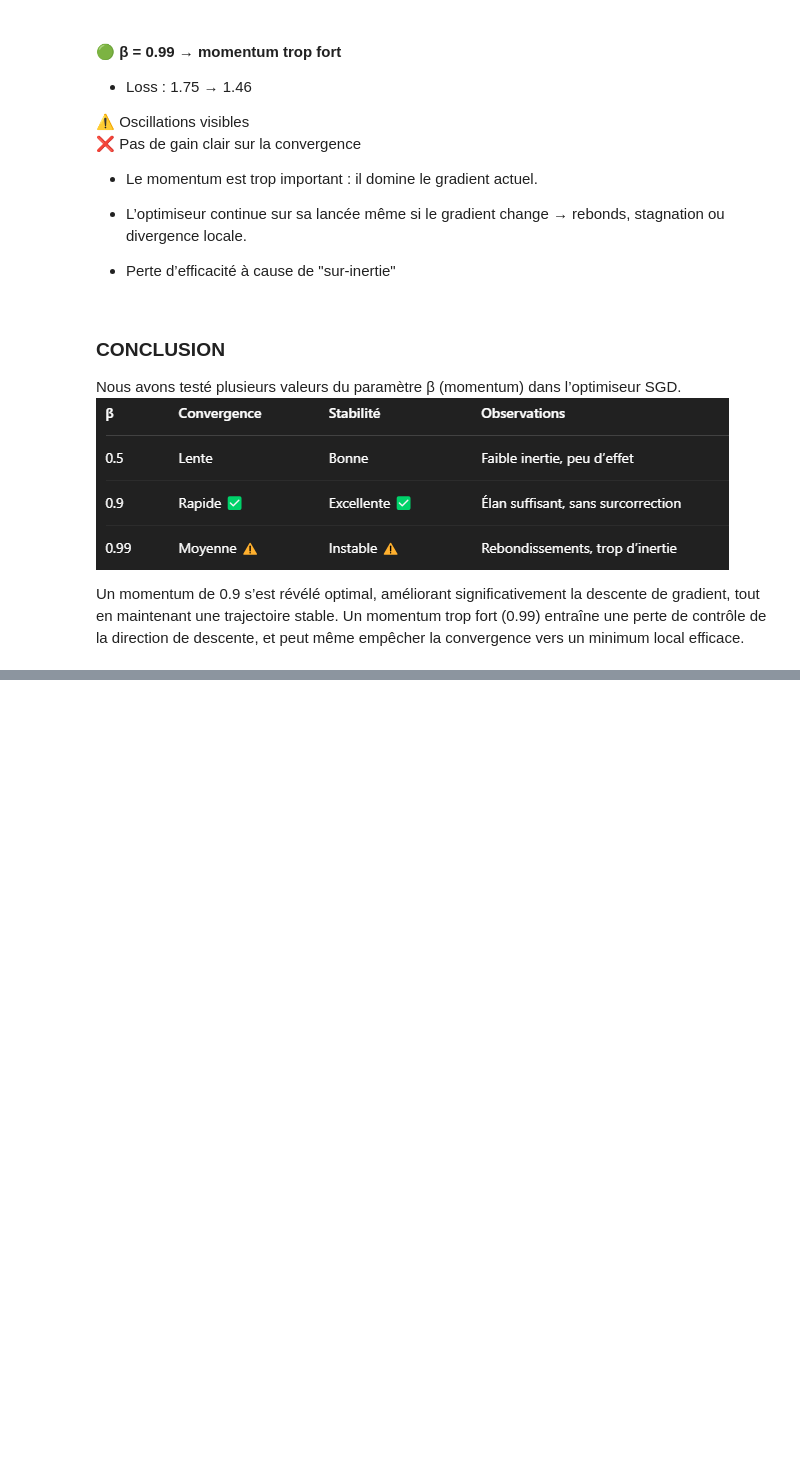
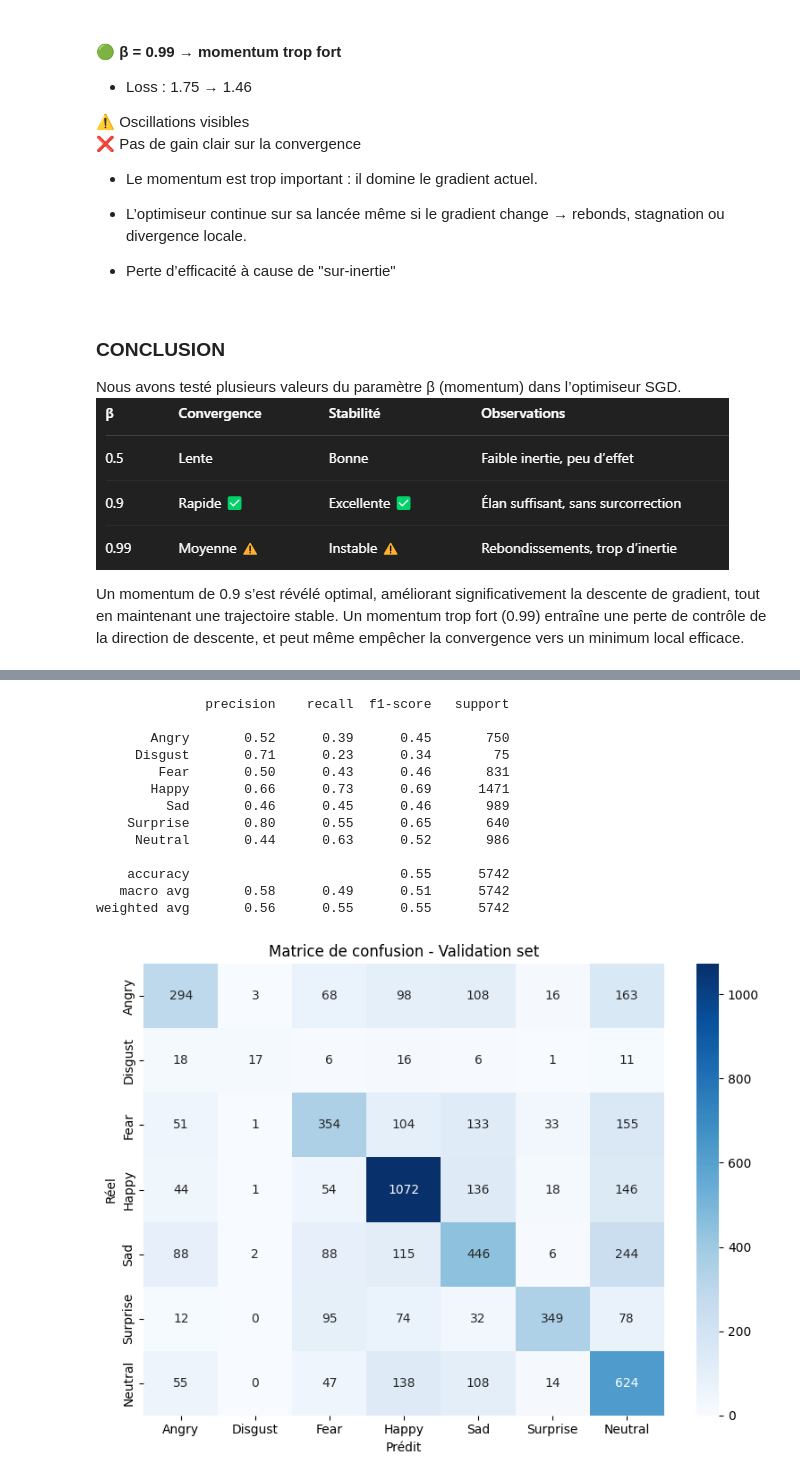
Before and after one commit to aymenn8/facial-expression-model, a Jupyter notebook: main.ipynb, the cells around one changed output, grey strips where cells are left out. Cells and saved outputs as stored; diff of their text form; code cells hidden in the pictures; blank space fills up the shorter version.

Commit message:
Accuracy 50%

```diff
--- a/main.ipynb
+++ b/main.ipynb
@@ -779,0 +883,12 @@ Un momentum trop fort (0.99) entraîne une perte de contrôle de la direction de
+# %%
+from sklearn.model_selection import train_test_split
+
+# Split 80% entraînement / 20% validation
+train_split_df, val_df = train_test_split(train_df, test_size=0.2, random_state=42)
+
+# Dataset personnalisés
+train_dataset = FacialExpressionDataset(train_split_df)
+val_dataset = FacialExpressionDataset(val_df)
+
+train_loader = DataLoader(train_dataset, batch_size=64, shuffle=True)
+val_loader = DataLoader(val_dataset, batch_size=64, shuffle=False)
@@ -779,0 +927,60 @@ Un momentum trop fort (0.99) entraîne une perte de contrôle de la direction de
+# %%
+from sklearn.metrics import classification_report, confusion_matrix
+import seaborn as sns
+import numpy as np
+
+# Labels texte pour les classes
+emotionLabels = {
+    0: 'Angry', 1: 'Disgust', 2: 'Fear',
+    3: 'Happy', 4: 'Sad', 5: 'Surprise', 6: 'Neutral'
+}
+
+# Récupérer toutes les vraies valeurs et prédictions
+def evaluate_model(model, loader):
+    model.eval()
+    all_preds = []
+    all_labels = []
+
+    with torch.no_grad():
+        for images, labels in loader:
+            images, labels = images.to(device), labels.to(device)
+            outputs = model(images)
+            preds = torch.argmax(outputs, dim=1)
+            all_preds.extend(preds.cpu().numpy())
+            all_labels.extend(labels.cpu().numpy())
+
+    return np.array(all_labels), np.array(all_preds)
+
+# Évaluer sur le validation set
+true_labels, predicted_labels = evaluate_model(model, val_loader)
+
+# Afficher classification report
+print(classification_report(true_labels, predicted_labels, target_names=emotionLabels.values()))
+
+# Matrice de confusion
+conf_matrix = confusion_matrix(true_labels, predicted_labels)
+
+plt.figure(figsize=(8, 6))
+sns.heatmap(conf_matrix, annot=True, fmt='d', cmap='Blues',
+            xticklabels=emotionLabels.values(),
+            yticklabels=emotionLabels.values())
+plt.xlabel("Prédit")
+plt.ylabel("Réel")
+plt.title("Matrice de confusion - Validation set")
+plt.tight_layout()
+plt.show()
+# %% [output]
+              precision    recall  f1-score   support
+
+       Angry       0.52      0.39      0.45       750
+     Disgust       0.71      0.23      0.34        75
+        Fear       0.50      0.43      0.46       831
+       Happy       0.66      0.73      0.69      1471
+         Sad       0.46      0.45      0.46       989
+    Surprise       0.80      0.55      0.65       640
+     Neutral       0.44      0.63      0.52       986
+
+    accuracy                           0.55      5742
+   macro avg       0.58      0.49      0.51      5742
+weighted avg       0.56      0.55      0.55      5742
+[figure, added]
```
Also changed, not shown: parts of 10 cells of this notebook.
